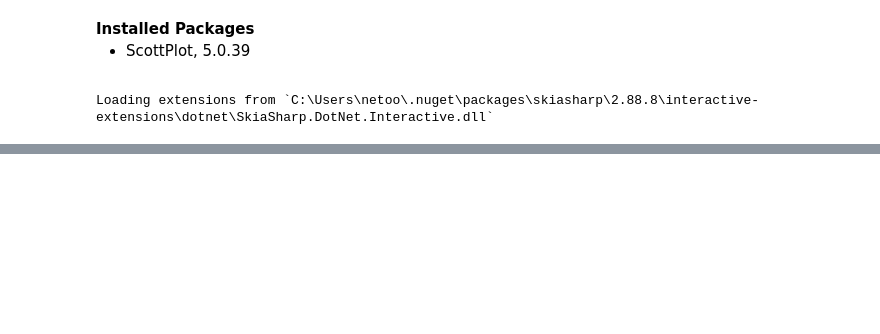
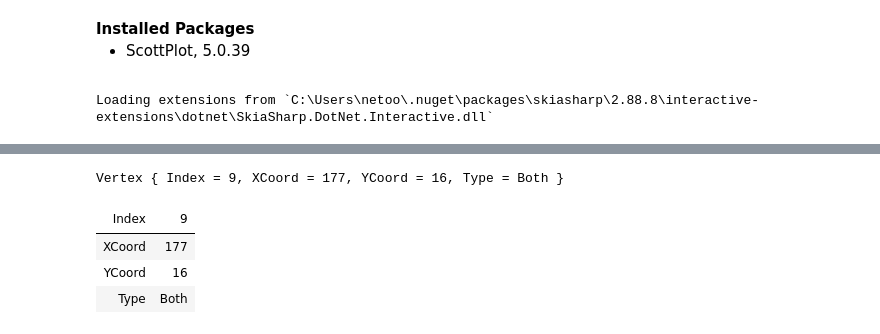
Before and after one commit to netotz/alpha-neighbor-p-center-problem, a Jupyter notebook: src/Anpcp.Interactive/Pdp/FgdPlots.ipynb, the cells around one changed output, grey strips where cells are left out. Cells and saved outputs as stored; diff of their text form; code cells hidden in the pictures; blank space fills up the shorter version.

```diff
--- a/src/Anpcp.Interactive/Pdp/FgdPlots.ipynb
+++ b/src/Anpcp.Interactive/Pdp/FgdPlots.ipynb
@@ -62,4 +72,17 @@ fgd.TryIterateMain()
 [interactive output not drawn]
+# %%
+var li = fgd.DistancesMemory
+    .MaxBy(p => p.Value.Distance)
+    .Key;
+
+var closestCenter = fgd.DistancesMemory[li];
+fgd.Instance.Facilities[closestCenter.Index]
+# %% [output]
+Vertex { Index = 9, XCoord = 177, YCoord = 16, Type = Both }
+| Index | 9 |
+| XCoord | 177 |
+| YCoord | 16 |
+| Type | Both |
 # %%
 using ColorName = System.Drawing.Color;
 
```
Also changed, not shown: parts of 9 cells of this notebook, 1 other file.
